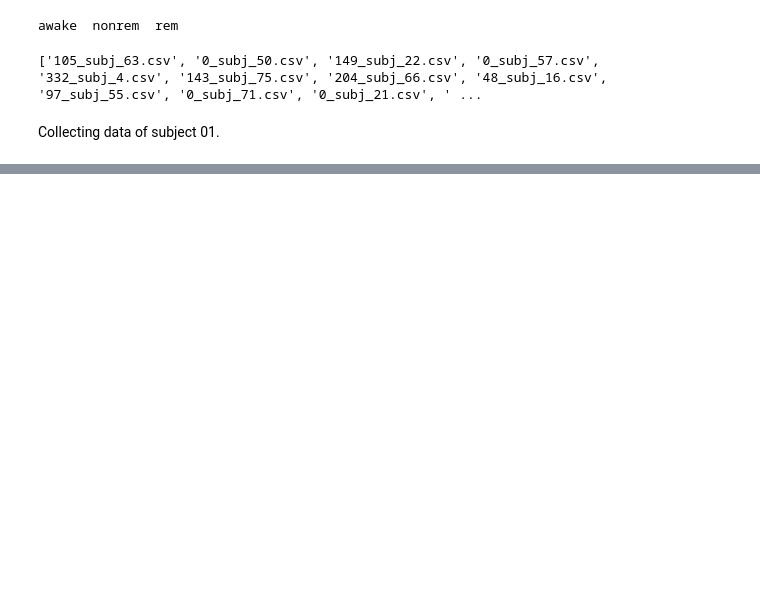
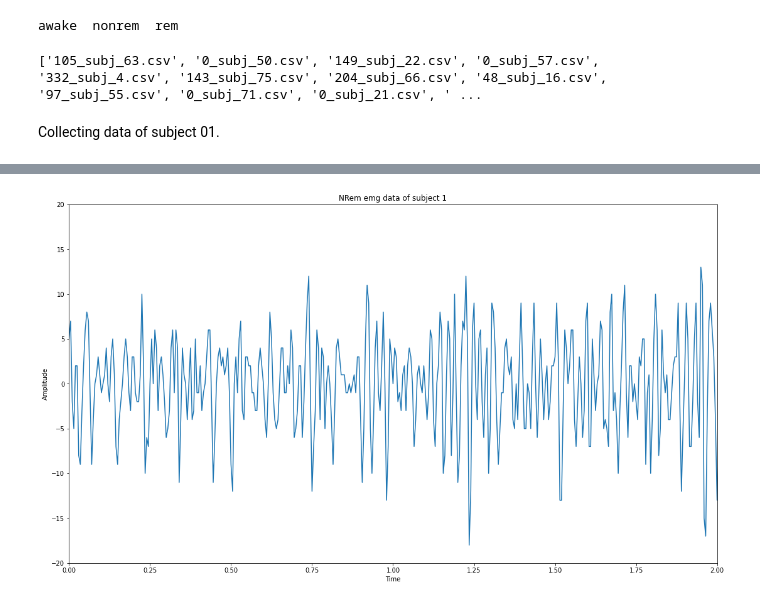
Before and after one commit to aerehn/DTEK0086, a Jupyter notebook: App5_Sleep_stage_classification_using_electromyography_and_electro_oculography_.ipynb, the cells around one changed output, grey strips where cells are left out. Drawn from its saved outputs; the diff is of its cells as text; code cells hidden in the pictures; blank space fills up the shorter version.

```diff
--- a/App5_Sleep_stage_classification_using_electromyography_and_electro_oculography_.ipynb
+++ b/App5_Sleep_stage_classification_using_electromyography_and_electro_oculography_.ipynb
@@ -253,0 +179,4 @@ plt.ylim([-30,30])
+# %%
+draw_figure_from_raw_data(nonrem_data["emg"], "NRem emg data of subject 1",ylim=(-20,20))
+# %% [output]
+[figure, added]
```
Also changed, not shown: parts of 26 cells of this notebook.
